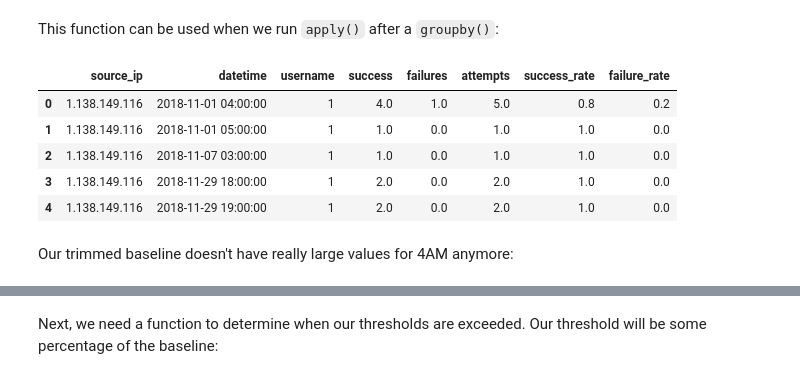
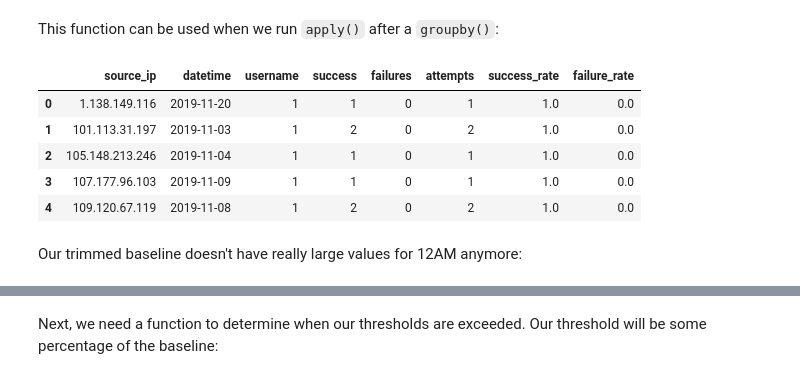
Before and after one commit to stefmolin/Hands-On-Data-Analysis-with-Pandas-2nd-edition, a Jupyter notebook: ch_08/anomaly_detection.ipynb, the cells around one changed output, grey strips where cells are left out. Saved outputs shown, nothing was run; the diff lists cells and outputs as text; code cells hidden in the pictures.

```diff
--- a/ch_08/anomaly_detection.ipynb
+++ b/ch_08/anomaly_detection.ipynb
@@ -455,16 +396,16 @@ trimmed_hourly_logs = hourly_ip_logs.assign(
     lambda x: trim(x, 0.95)
 ).drop(columns='hour').reset_index().iloc[:,2:]
 # %%
-hourly_ip_logs.head()
+trimmed_hourly_logs.head()
 # %% [output]
 |  | source_ip | datetime | username | success | failures | attempts | success_rate | failure_rate |
-| 0 | 1.138.149.116 | 2018-11-01 04:00:00 | 1 | 4.0 | 1.0 | 5.0 | 0.8 | 0.2 |
-| 1 | 1.138.149.116 | 2018-11-01 05:00:00 | 1 | 1.0 | 0.0 | 1.0 | 1.0 | 0.0 |
-| 2 | 1.138.149.116 | 2018-11-07 03:00:00 | 1 | 1.0 | 0.0 | 1.0 | 1.0 | 0.0 |
-| 3 | 1.138.149.116 | 2018-11-29 18:00:00 | 1 | 2.0 | 0.0 | 2.0 | 1.0 | 0.0 |
-| 4 | 1.138.149.116 | 2018-11-29 19:00:00 | 1 | 2.0 | 0.0 | 2.0 | 1.0 | 0.0 |
+| 0 | 1.138.149.116 | 2019-11-20 | 1 | 1 | 0 | 1 | 1.0 | 0.0 |
+| 1 | 101.113.31.197 | 2019-11-03 | 1 | 2 | 0 | 2 | 1.0 | 0.0 |
+| 2 | 105.148.213.246 | 2019-11-04 | 1 | 1 | 0 | 1 | 1.0 | 0.0 |
+| 3 | 107.177.96.103 | 2019-11-09 | 1 | 1 | 0 | 1 | 1.0 | 0.0 |
+| 4 | 109.120.67.119 | 2019-11-08 | 1 | 2 | 0 | 2 | 1.0 | 0.0 |
 # %% [markdown]
-Our trimmed baseline doesn't have really large values for 4AM anymore:
+Our trimmed baseline doesn't have really large values for 12AM anymore:
 # %%
 averages = get_baselines(trimmed_hourly_logs, 'mean')
 averages.head()
```
Also changed, not shown: parts of 44 cells of this notebook, 4 other files.
